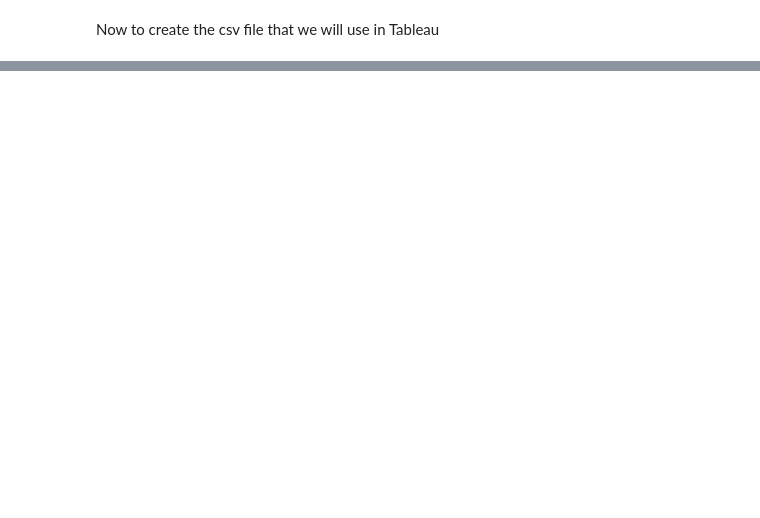
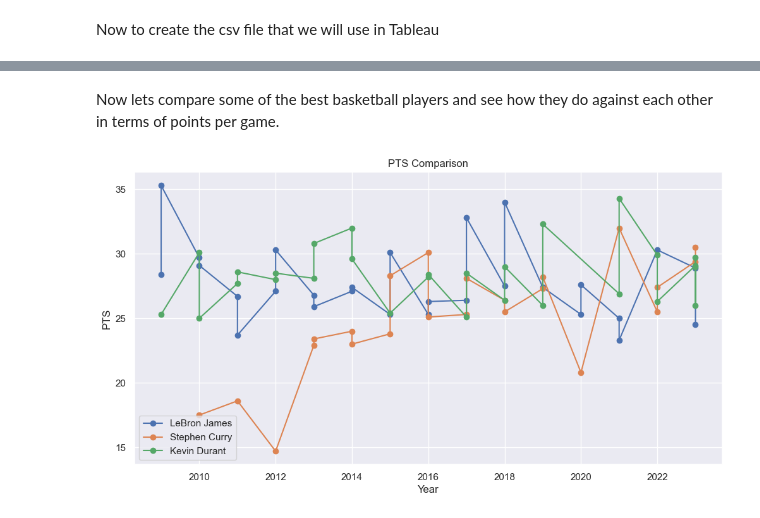
Before and after one commit to luismedina25/Web_scrape_basketball, a Jupyter notebook: nba_project.ipynb, the cells around one changed output, grey strips where cells are left out. Drawn from its saved outputs; the diff is of its cells as text; code cells hidden in the pictures; blank space fills up the shorter version.

Commit message:
created new graphs and added regression

```diff
--- a/nba_project.ipynb
+++ b/nba_project.ipynb
@@ -250,3 +225,15 @@ NBA_season_2009_2010 = scrape_nba_data(2010)
+# %%
+# Create a function to gather data from the last 14 years of the NBA including the current season
+def scrape_multiple_seasons(start_year, end_year):
+    data = pd.DataFrame()
+    for year in range(start_year, end_year + 1):
+        season = scrape_nba_data(year)
+        if season is not None:
+            data = pd.concat([data, season], ignore_index=True)
+    return data
+
+# Gather data from the last 14 years of the NBA
+multi_season_data = scrape_multiple_seasons(2009, 2023)
 # %% [markdown]
 Now we will insert the data we gathered from the past 14 years of NBA players statistics into the database we created earlier.
 # %%
@@ -461,0 +507,22 @@ all_seasons_top10.to_csv('top10_players.csv', index=False)
+# %% [markdown]
+Now lets compare some of the best basketball players and see how they do against each other in terms of points per game.
+# %%
+def compare_players(df, players, stat='PTS'):
+    player_data = df[df['Player'].isin(players)]
+
+    plt.figure(figsize=(12, 6))
+    for player in players:
+        player_stats = player_data[player_data['Player'] == player]
+        plt.plot(player_stats['Year'], player_stats[stat], marker='o', label=player)
+
+    plt.title(f'{stat} Comparison')
+    plt.xlabel('Year')
+    plt.ylabel(stat)
+    plt.legend()
+    plt.grid(True)
+    plt.show()
+
+# Usage
+compare_players(multi_season_data, ['LeBron James', 'Stephen Curry', 'Kevin Durant'], 'PTS')
+# %% [output]
+[figure, added]
```
Also changed, not shown: parts of 26 cells of this notebook, 1 other file.
